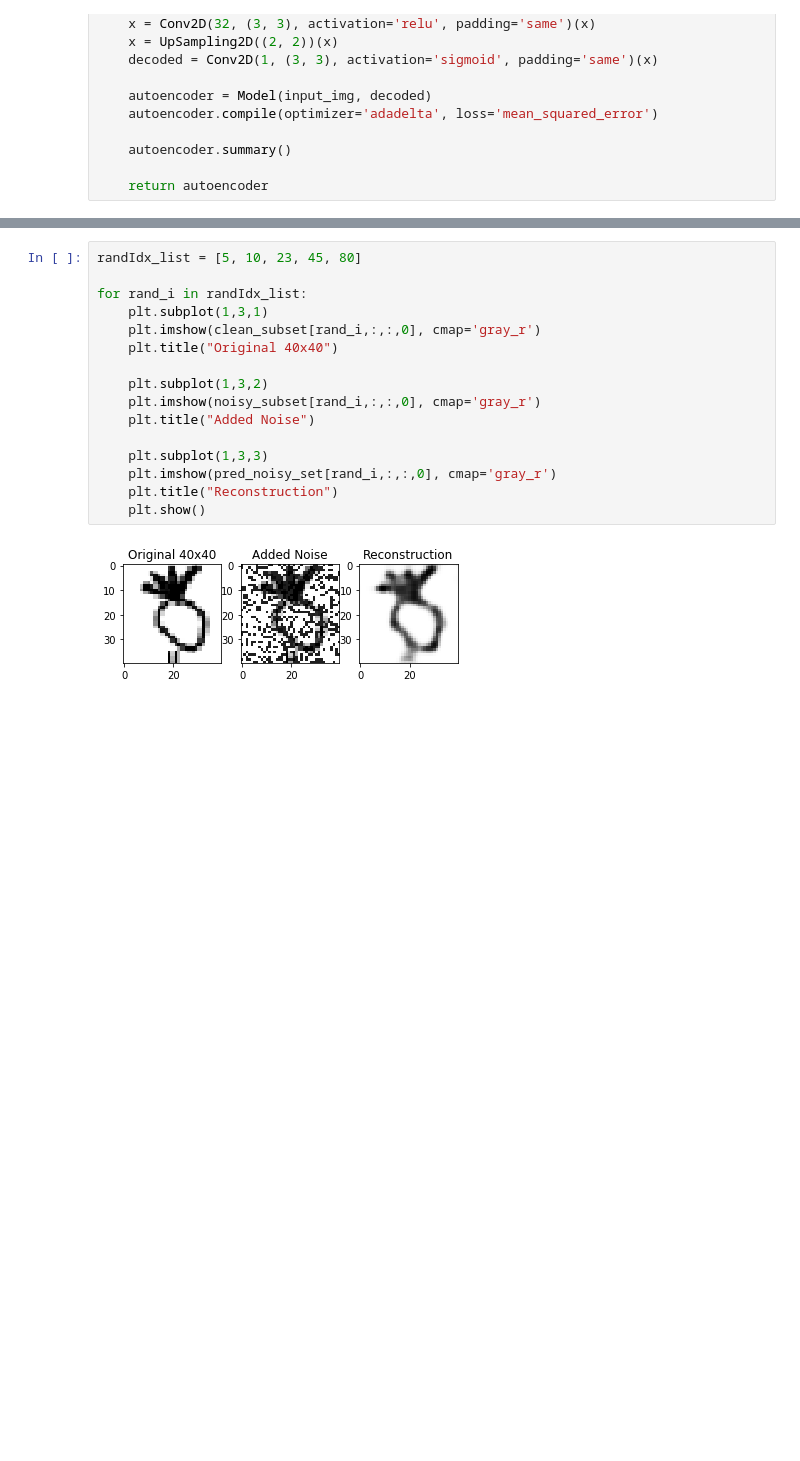
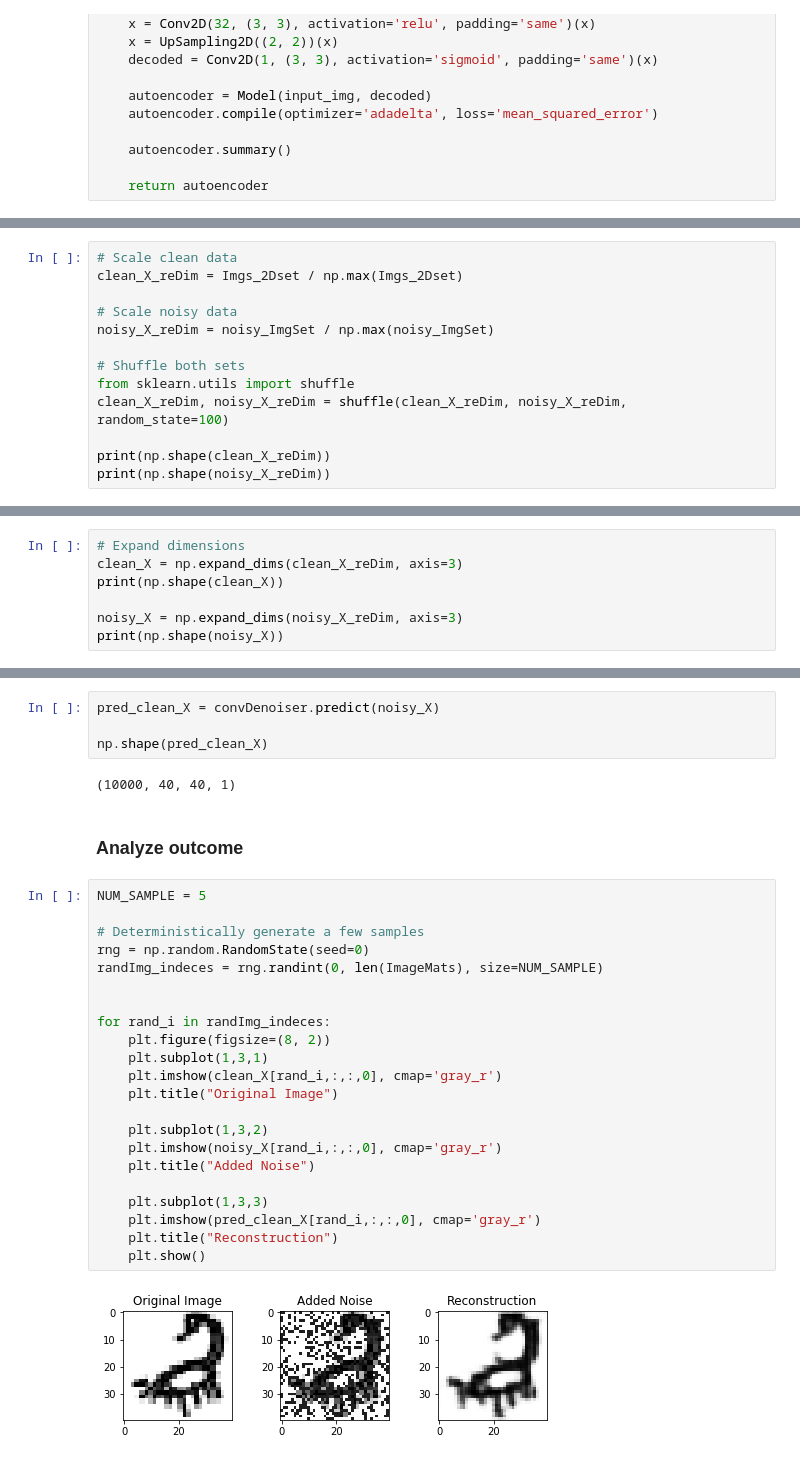
Before and after one commit to pierreTklein/robust2notation, a Jupyter notebook: conv_autoencoder.ipynb, the cells around one changed output, grey strips where cells are left out. Drawn from its saved outputs; the diff is of its cells as text; blank space fills up the shorter version.

```diff
--- a/conv_autoencoder.ipynb
+++ b/conv_autoencoder.ipynb
@@ -288,0 +327,13 @@ print(np.shape(pred_noisy_set))
+# %%
+# Scale clean data
+clean_X_reDim = Imgs_2Dset / np.max(Imgs_2Dset)
+
+# Scale noisy data
+noisy_X_reDim = noisy_ImgSet / np.max(noisy_ImgSet)
+
+# Shuffle both sets
+from sklearn.utils import shuffle
+clean_X_reDim, noisy_X_reDim = shuffle(clean_X_reDim, noisy_X_reDim, random_state=100)
+
+print(np.shape(clean_X_reDim))
+print(np.shape(noisy_X_reDim))
@@ -288,0 +343,7 @@ print(np.shape(pred_noisy_set))
+# %%
+# Expand dimensions
+clean_X = np.expand_dims(clean_X_reDim, axis=3)
+print(np.shape(clean_X))
+
+noisy_X = np.expand_dims(noisy_X_reDim, axis=3)
+print(np.shape(noisy_X))
@@ -289,18 +356,32 @@ print(np.shape(pred_noisy_set))
+# %%
+pred_clean_X = convDenoiser.predict(noisy_X)
+
+np.shape(pred_clean_X)
+# %% [output]
+(10000, 40, 40, 1)
+# %% [markdown]
+### Analyze outcome
 # %%
-randIdx_list = [5, 10, 23, 45, 80]
+NUM_SAMPLE = 5
 
-for rand_i in randIdx_list:
+# Deterministically generate a few samples
+rng = np.random.RandomState(seed=0)
+randImg_indeces = rng.randint(0, len(ImageMats), size=NUM_SAMPLE)
+
+
+for rand_i in randImg_indeces:
+    plt.figure(figsize=(8, 2))
     plt.subplot(1,3,1)
-    plt.imshow(clean_subset[rand_i,:,:,0], cmap='gray_r')
-    plt.title("Original 40x40")
+    plt.imshow(clean_X[rand_i,:,:,0], cmap='gray_r')
+    plt.title("Original Image")
 
     plt.subplot(1,3,2)
-    plt.imshow(noisy_subset[rand_i,:,:,0], cmap='gray_r')
+    plt.imshow(noisy_X[rand_i,:,:,0], cmap='gray_r')
     plt.title("Added Noise")
 
     plt.subplot(1,3,3)
-    plt.imshow(pred_noisy_set[rand_i,:,:,0], cmap='gray_r')
+    plt.imshow(pred_clean_X[rand_i,:,:,0], cmap='gray_r')
     plt.title("Reconstruction")
     plt.show()
 # %% [output]
-[figure, old version]
+[figure, new version]
```
Also changed, not shown: parts of 63 cells of this notebook, 1 other file.
